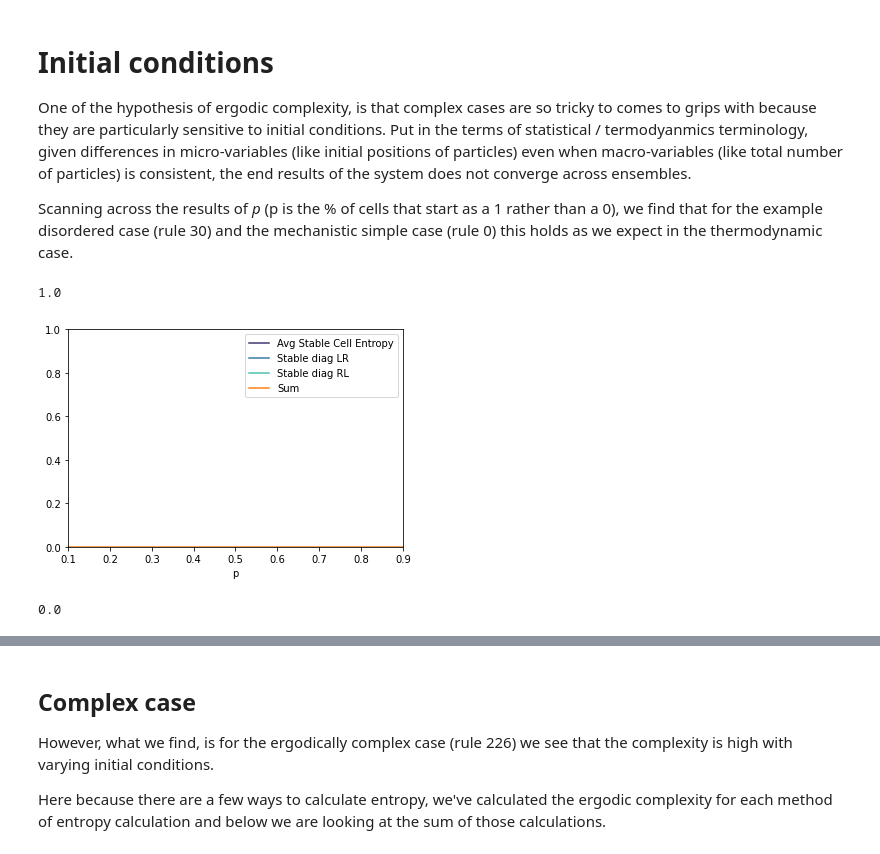
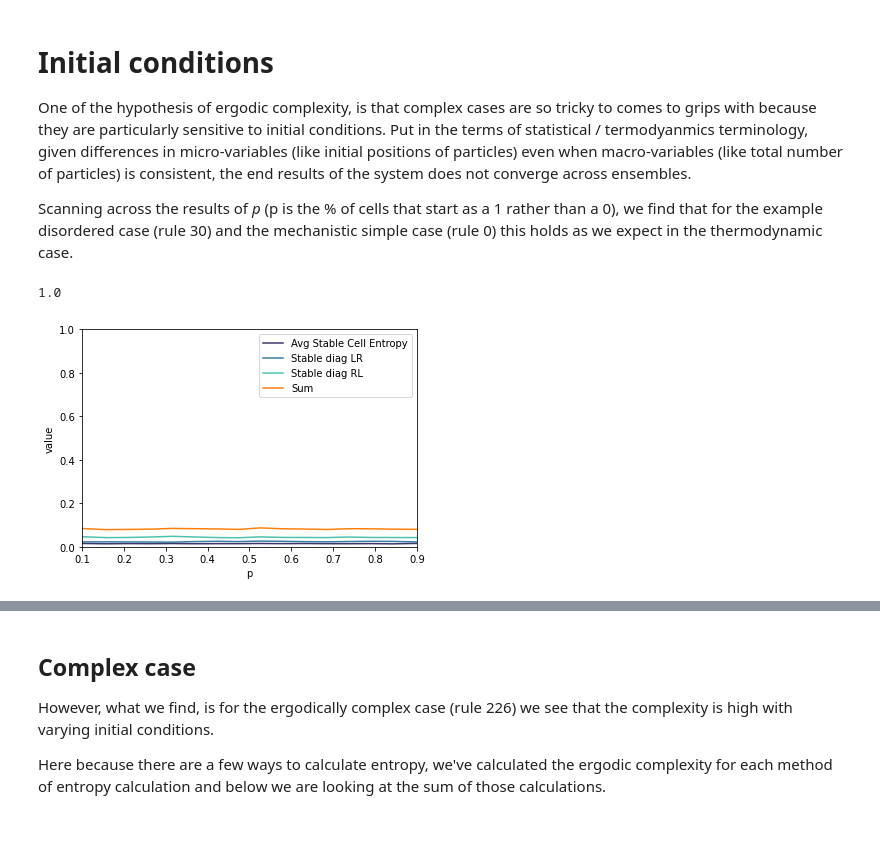
Before and after one commit to timjdavey/incoherence, a Jupyter notebook: paper_complexity/4.3. Tipping points - Cellular Automata.ipynb, the cells around one changed output, grey strips where cells are left out. Drawn from its saved outputs; the diff is of its cells as text; code cells hidden in the pictures.

```diff
--- a/paper_complexity/4.3. Tipping points - Cellular Automata.ipynb
+++ b/paper_complexity/4.3. Tipping points - Cellular Automata.ipynb
@@ -21,26 +22,22 @@ def cas_for_p(rule=226, cells=100, ensembles=20, steps=100, increments=100):
     return cas
 
 def plot_complexity(cas, ignore_unstables=True, xlim=(0.1, 0.9), ylim=(0,1)):
-    dataframe = pd.concat([c.get_analysis('complexity (2)') for c in cas.values()], ignore_index=True)
+    fig = plt.figure()
+    dataframe = pd.concat([c.get_analysis('complexity') for c in cas.values()], ignore_index=True)
     dataframe['p'] = cas.keys()
     h = sns.lineplot(data=dataframe.melt(id_vars='p'), x='p', y='value', hue='variable', palette='mako')
     sns.lineplot(y=dataframe.drop(columns='p').sum(axis=1), x=dataframe['p'], label="Sum")
     h.set(xlim=xlim, ylim=ylim)
-    return dataframe
+    return dataframe, fig
 # %% [markdown]
 # Initial conditions
 
 One of the hypothesis of ergodic complexity, is that complex cases are so tricky to comes to grips with because they are particularly sensitive to initial conditions. Put in the terms of statistical / termodyanmics terminology, given differences in micro-variables (like initial positions of particles) even when macro-variables (like total number of particles) is consistent, the end results of the system does not converge across ensembles.
 
 Scanning across the results of _p_ (p is the % of cells that start as a 1 rather than a 0), we find that for the example disordered case (rule 30) and the mechanistic simple case (rule 0) this holds as we expect in the thermodynamic case.
-# %%
-cas30 = cas_for_p(rule=30, increments=20)
-cas30_complexities = plot_complexity(cas30)
-# %% [output]
-1.0
-[figure, removed]
-# %%
-cas0 = cas_for_p(rule=0, increments=20)
-cas0_complexities = plot_complexity(cas0, ylim=(-0.01, 1))
-# %% [output]
-0.0
+# %%
+cas30 = cas_for_p(rule=30, increments=20)
+cas30_complexities, cas30fig = plot_complexity(cas30)
+# %% [output]
+1.0
+[figure, added]
```
Also changed, not shown: parts of 8 cells of this notebook, 18 other files.
